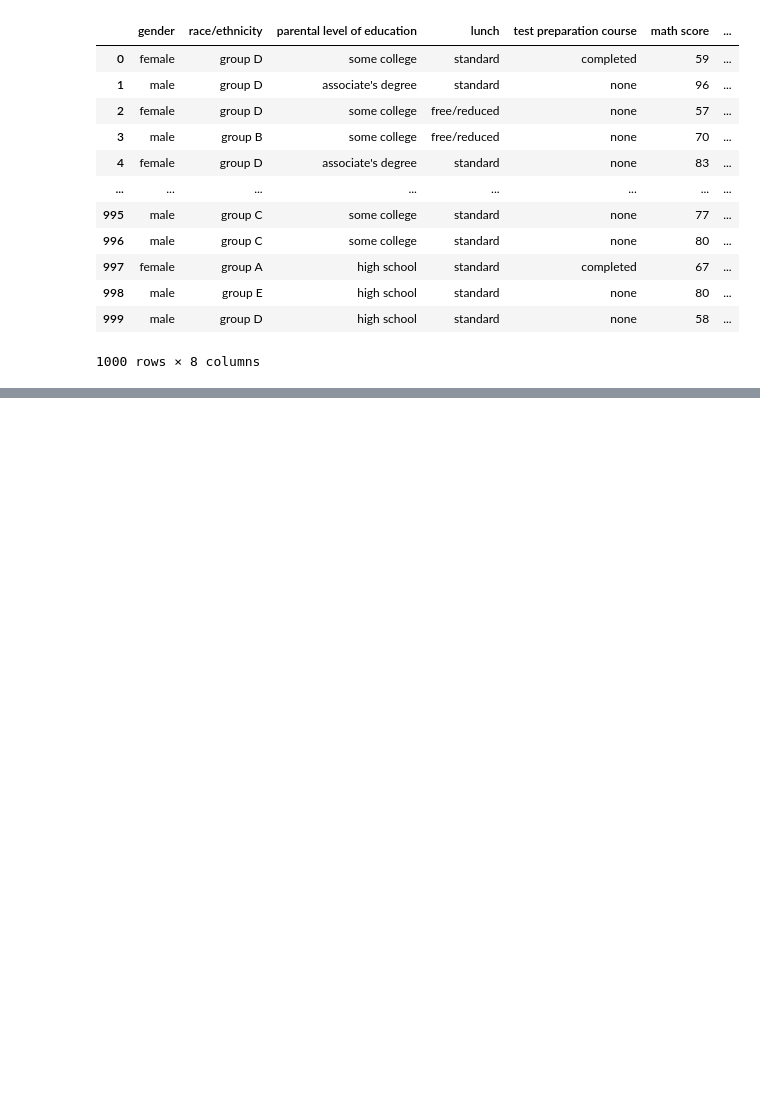
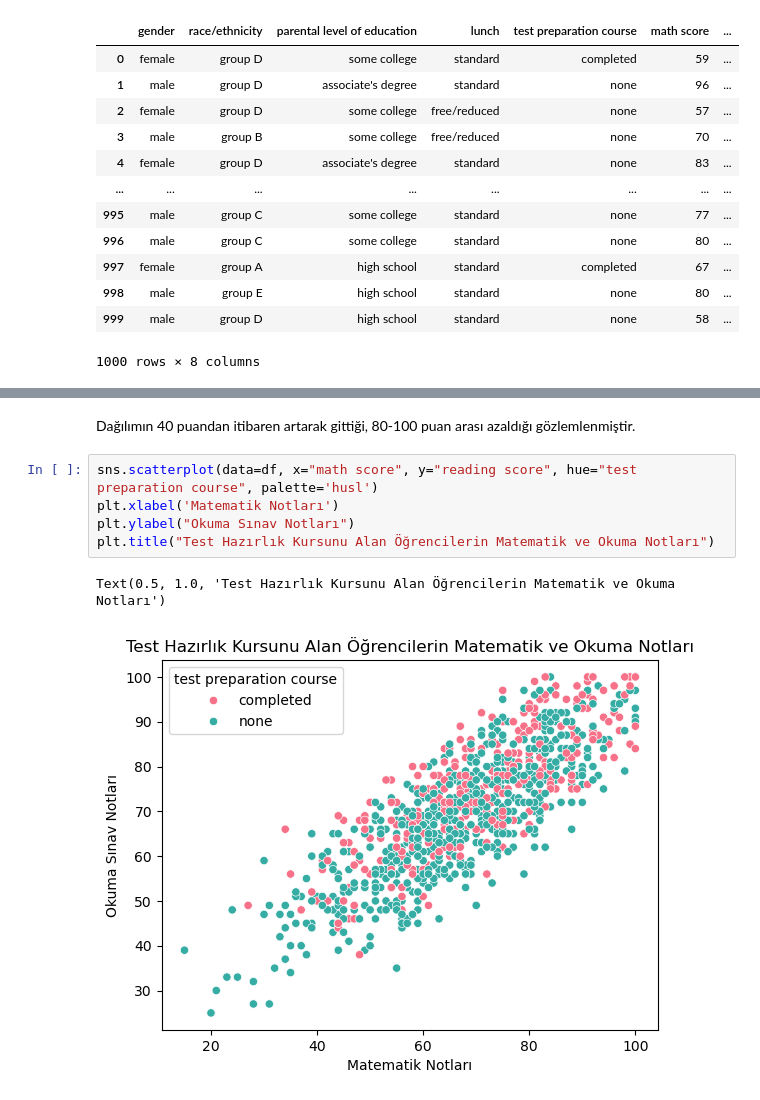
Before and after one commit to temetNoscee/20040101006_Eda--pek_Sanl-_BM_VM, a Jupyter notebook: VM.ipynb, the cells around one changed output, grey strips where cells are left out. Drawn from its saved outputs; the diff is of its cells as text; blank space fills up the shorter version.

```diff
--- a/VM.ipynb
+++ b/VM.ipynb
@@ -156,0 +174,10 @@ Text(0, 0.5, 'Yoğunluk')
+# %% [markdown]
+Dağılımın 40 puandan itibaren artarak gittiği, 80-100 puan arası azaldığı gözlemlenmiştir.
+# %%
+sns.scatterplot(data=df, x="math score", y="reading score", hue="test preparation course", palette='husl')
+plt.xlabel('Matematik Notları')
+plt.ylabel("Okuma Sınav Notları")
+plt.title("Test Hazırlık Kursunu Alan Öğrencilerin Matematik ve Okuma Notları")
+# %% [output]
+Text(0.5, 1.0, 'Test Hazırlık Kursunu Alan Öğrencilerin Matematik ve Okuma Notları')
+[figure, added]
```
Also changed, not shown: parts of 29 cells of this notebook.
